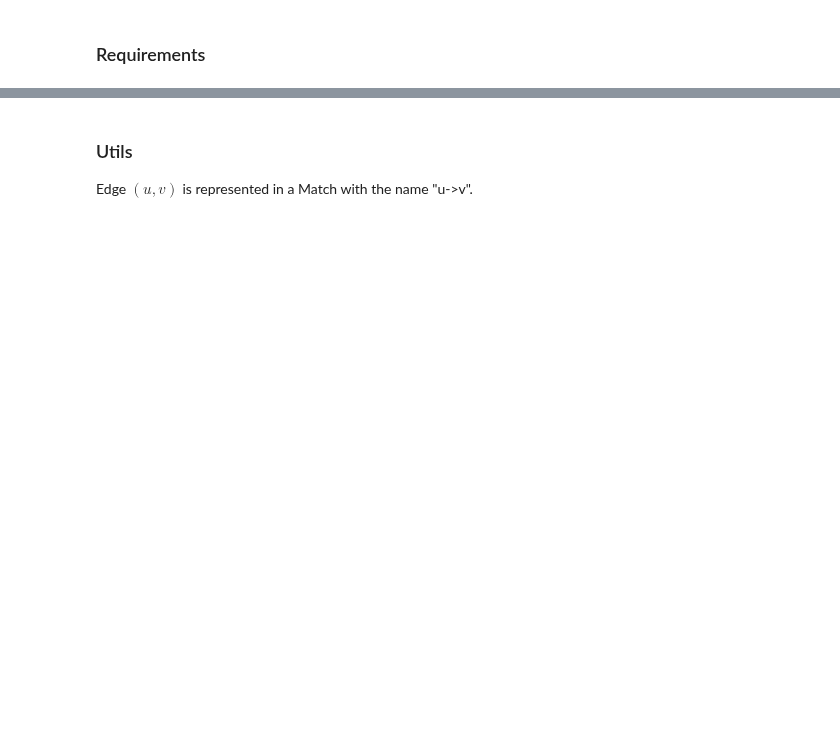
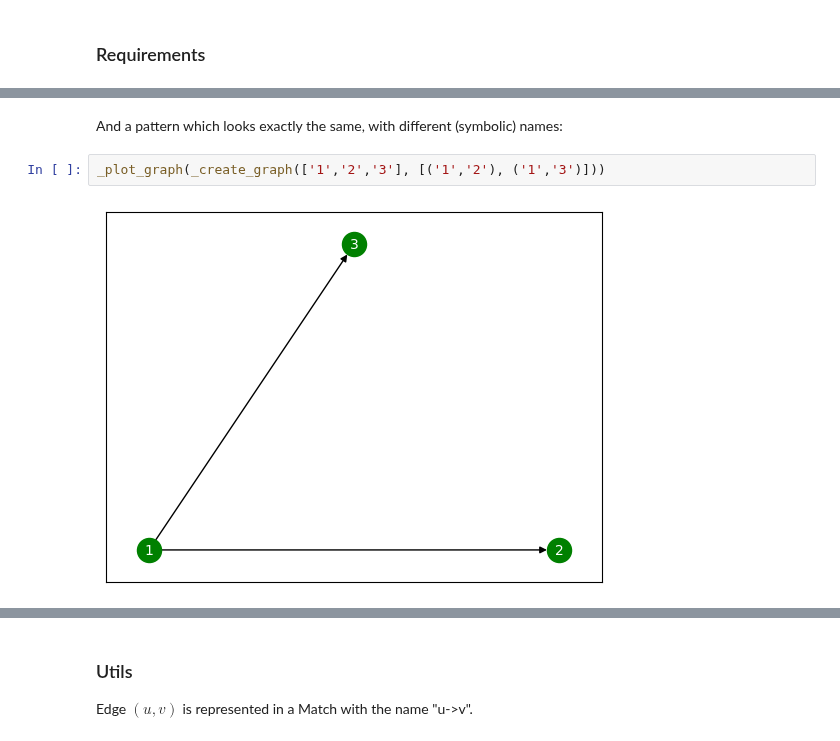
Before and after one commit to DeanLight/graph_rewrite, a Jupyter notebook: nbs/02_match_class.ipynb, the cells around one changed output, grey strips where cells are left out. Cells and saved outputs as stored; diff of their text form; blank space fills up the shorter version.

```diff
--- a/nbs/02_match_class.ipynb
+++ b/nbs/02_match_class.ipynb
@@ -18,0 +29,6 @@ from typing import *
+# %% [markdown]
+And a pattern which looks exactly the same, with different (symbolic) names:
+# %%
+_plot_graph(_create_graph(['1','2','3'], [('1','2'), ('1','3')]))
+# %% [output]
+[figure, added]
```
Also changed, not shown: parts of 27 cells of this notebook, 5 other files.
